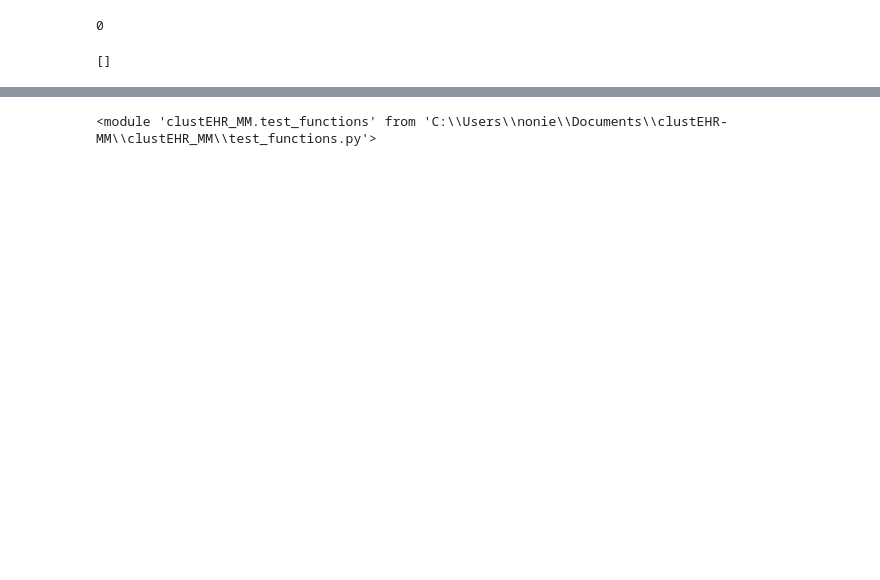
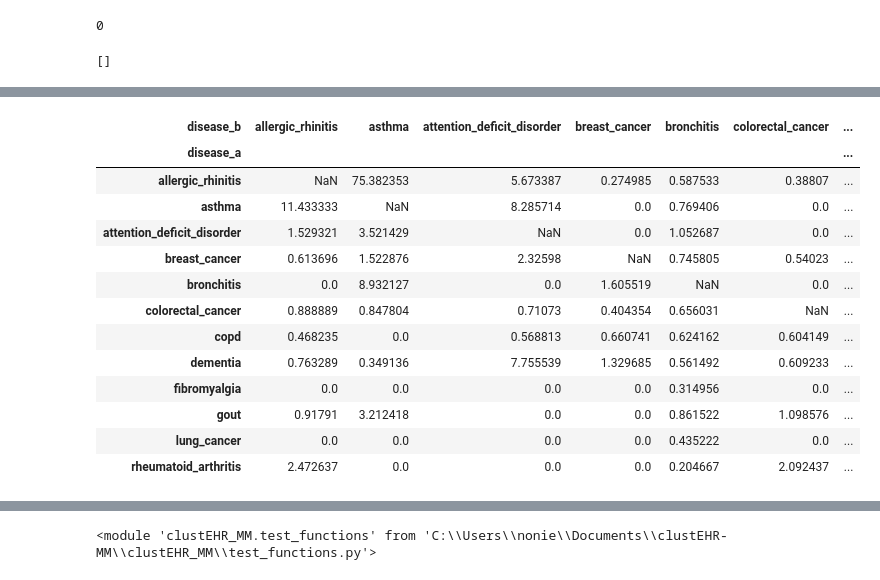
Before and after one commit to nonieA/clustEHR-MM, a Jupyter notebook: clustEHR_MM/testing_modules_creation.ipynb, the cells around one changed output, grey strips where cells are left out. Cells and saved outputs as stored; diff of their text form; code cells hidden in the pictures; blank space fills up the shorter version.

```diff
--- a/clustEHR_MM/testing_modules_creation.ipynb
+++ b/clustEHR_MM/testing_modules_creation.ipynb
@@ -50,0 +64,16 @@ def disease_name(disease_a,disease_b,addition,pop,module_out,csv_out):
+# %%
+def check_out_put(res_dict,res_name,pop = 1000):
+    disease_a = re.sub('-.*','',res_name)
+    disease_b = re.sub('.*-','',res_name)
+    normal_prev = res_dict[disease_b + '_no_' + disease_a]/(pop-res_dict['just_' + disease_a])
+    disease_a_prev =res_dict[disease_b + '_and_' + disease_a]/res_dict['just_' + disease_a]
+    ratio = disease_a_prev/normal_prev
+
+    return_dict = {
+        'disease_a':disease_a,
+        'disease_b':disease_b,
+        'disease_a_prev':disease_a_prev,
+        'normal_prev':normal_prev,
+        'ratio':ratio
+    }
+    return return_dict
@@ -225,0 +398,2 @@ See the caveats in the documentation: https://pandas.pydata.org/pandas-docs/stab
+# %%
+mod_list = ['breast_cancer','lung_cancer','gout','attention_deficit_disorder','bronchitis','asthma','fibromyalgia','allergic_rhinitis','colorectal_cancer','dementia','rheumatoid_arthritis','copd']
@@ -225,0 +421,6 @@ See the caveats in the documentation: https://pandas.pydata.org/pandas-docs/stab
+# %%
+mult_2_res = {i + '-' + j:sf.get_counts(
+    i,
+    j,
+    'test/mult_2/csv_out/' + i +j,
+    cond_dict) for i in mod_list for j in mod_list if i !=j}
@@ -225,0 +502,20 @@ See the caveats in the documentation: https://pandas.pydata.org/pandas-docs/stab
+# %%
+mult_2_calc={k:check_out_put(v,k) for k,v in mult_2_res.items()}
+mult_2_df = pd.DataFrame(mult_2_calc).T
+mult_2_ratio = mult_2_df[['disease_a','disease_b','ratio']]
+mult_2_ratio.pivot(index = 'disease_a',columns = 'disease_b',values = 'ratio')
+# %% [output]
+| disease_b | allergic_rhinitis | asthma | attention_deficit_disorder | breast_cancer | bronchitis | colorectal_cancer | ... |
+| disease_a |  |  |  |  |  |  | ... |
+| allergic_rhinitis | NaN | 75.382353 | 5.673387 | 0.274985 | 0.587533 | 0.38807 | ... |
+| asthma | 11.433333 | NaN | 8.285714 | 0.0 | 0.769406 | 0.0 | ... |
+| attention_deficit_disorder | 1.529321 | 3.521429 | NaN | 0.0 | 1.052687 | 0.0 | ... |
+| breast_cancer | 0.613696 | 1.522876 | 2.32598 | NaN | 0.745805 | 0.54023 | ... |
+| bronchitis | 0.0 | 8.932127 | 0.0 | 1.605519 | NaN | 0.0 | ... |
+| colorectal_cancer | 0.888889 | 0.847804 | 0.71073 | 0.404354 | 0.656031 | NaN | ... |
+| copd | 0.468235 | 0.0 | 0.568813 | 0.660741 | 0.624162 | 0.604149 | ... |
+| dementia | 0.763289 | 0.349136 | 7.755539 | 1.329685 | 0.561492 | 0.609233 | ... |
+| fibromyalgia | 0.0 | 0.0 | 0.0 | 0.0 | 0.314956 | 0.0 | ... |
+| gout | 0.91791 | 3.212418 | 0.0 | 0.0 | 0.861522 | 1.098576 | ... |
+| lung_cancer | 0.0 | 0.0 | 0.0 | 0.0 | 0.435222 | 0.0 | ... |
+| rheumatoid_arthritis | 2.472637 | 0.0 | 0.0 | 0.0 | 0.204667 | 2.092437 | ... |
```
Also changed, not shown: parts of 58 cells of this notebook, 7 other files.
